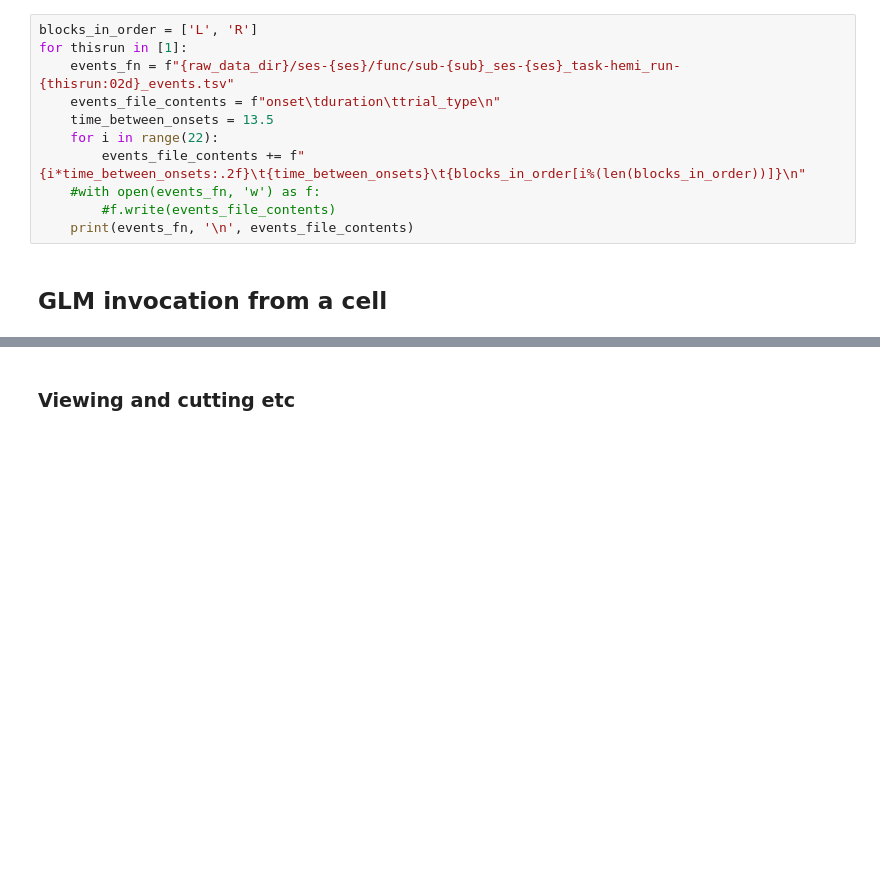
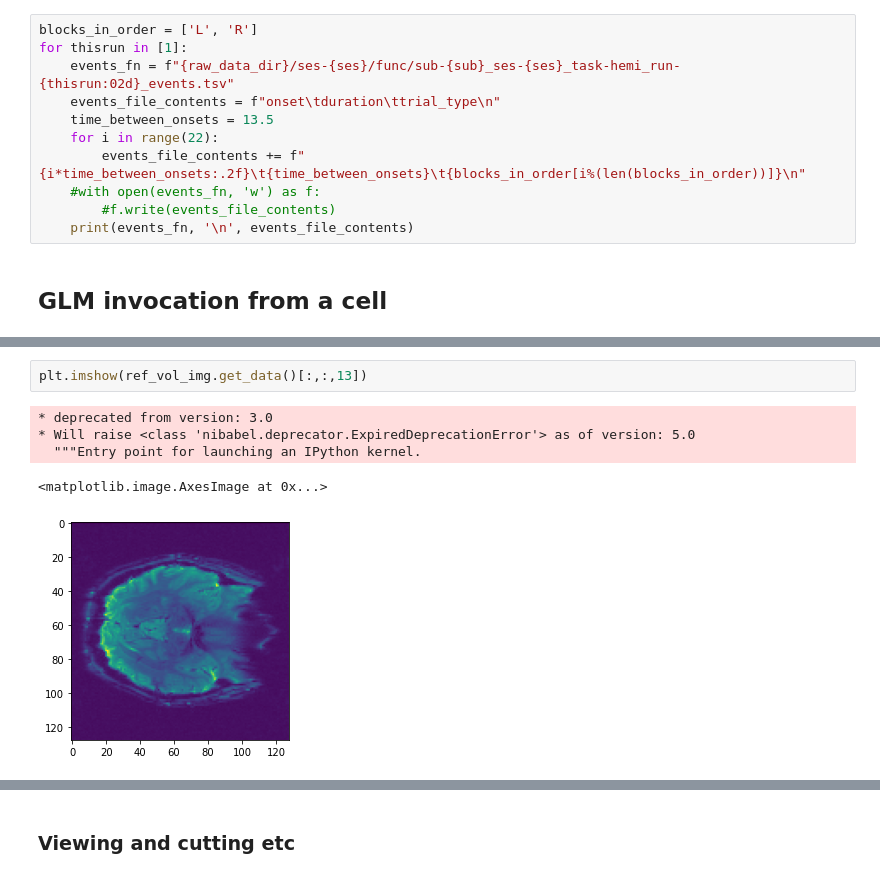
Before and after one commit to smerdis/streams, a Jupyter notebook: glm_code/NB_20191221 LGN.ipynb, the cells around one changed output, grey strips where cells are left out. Drawn from its saved outputs; the diff is of its cells as text; blank space fills up the shorter version.

```diff
--- a/glm_code/NB_20191221 LGN.ipynb
+++ b/glm_code/NB_20191221 LGN.ipynb
@@ -191,0 +562,8 @@ beta_RL, beta_MP
+# %%
+plt.imshow(ref_vol_img.get_data()[:,:,13])
+# %% [output]
+* deprecated from version: 3.0
+* Will raise <class 'nibabel.deprecator.ExpiredDeprecationError'> as of version: 5.0
+  """Entry point for launching an IPython kernel.
+<matplotlib.image.AxesImage at 0x...>
+[figure, added]
```
Also changed, not shown: parts of 44 cells of this notebook.
